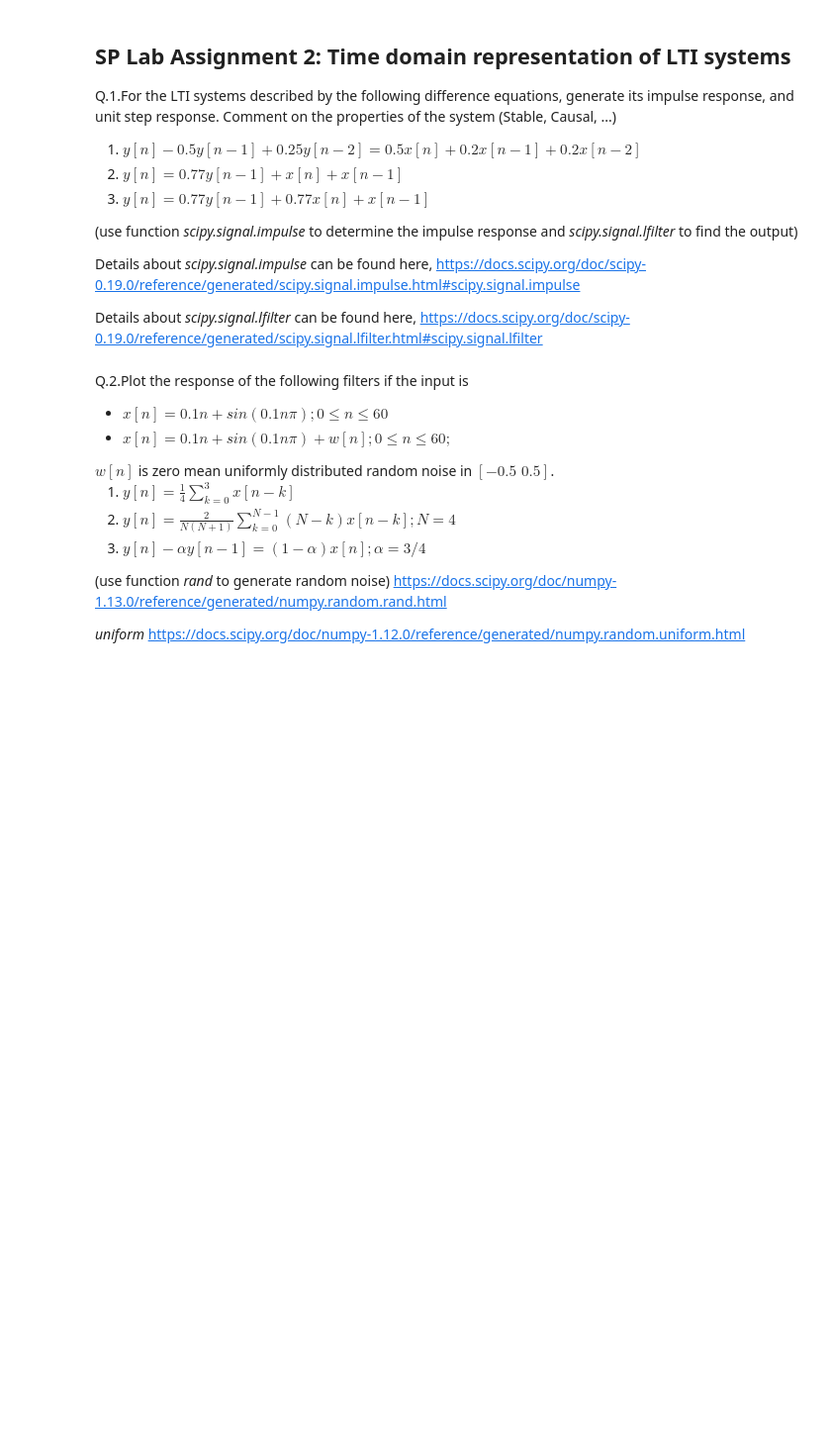
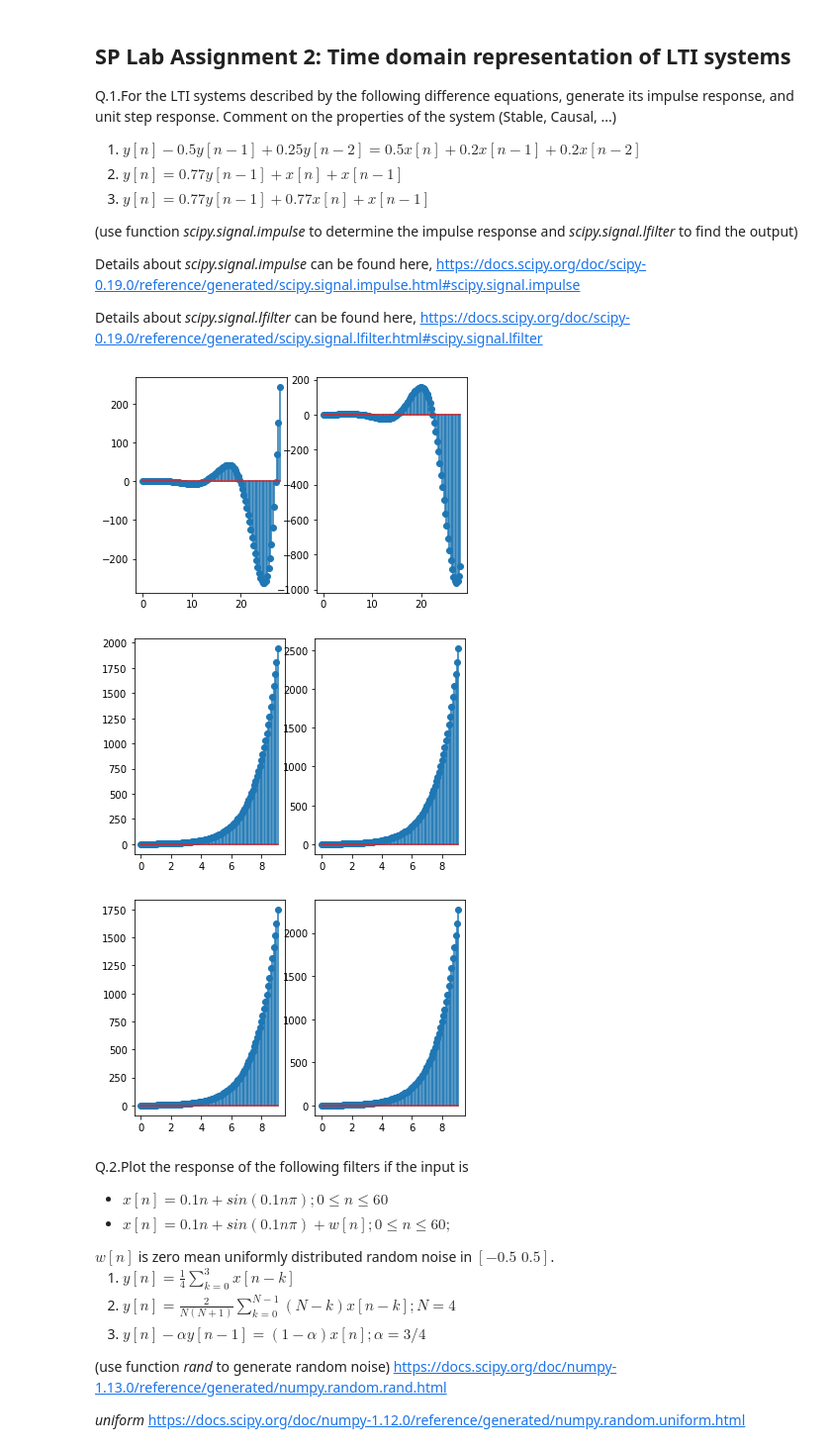
Before and after one commit to keyttu/DSP-Lab-Assignments, a Jupyter notebook: Assignment_2.ipynb, the cells around one changed output. Shown at 99% size. Saved outputs shown, nothing was run; the diff lists cells and outputs as text; code cells hidden in the pictures; blank space fills up the shorter version.

```diff
--- a/Assignment_2.ipynb
+++ b/Assignment_2.ipynb
@@ -29,3 +18,39 @@ plt.show()
+# %%
+#Write Code
+import numpy as np
+import matplotlib.pyplot as plt
+import scipy.signal as sig
+
+system = ([0.5, 0.2, 0.2], [1, -0.5, 0.25])
+t, y = sig.impulse(system)
+t1,y1 = sig.step(system)
+plt.subplot(1,2,1)
+plt.stem(t,y)
+plt.subplot(1,2,2)
+plt.stem(t1, y1)
+plt.show()
+
+system = ([1, 1], [1, -0.77])
+t, y = sig.impulse(system)
+t1,y1 = sig.step(system)
+plt.subplot(1,2,1)
+plt.stem(t,y)
+plt.subplot(1,2,2)
+plt.stem(t1, y1)
+plt.show()
+
+system = ([0.77, 1], [1, -0.77])
+t, y = sig.impulse(system)
+t1,y1 = sig.step(system)
+plt.subplot(1,2,1)
+plt.stem(t,y)
+plt.subplot(1,2,2)
+plt.stem(t1, y1)
+plt.show()
+# %% [output]
+[figure, added]
+[figure, added]
+[figure, added]
 # %% [markdown]
 Q.2.Plot the response of the following filters if the input is
 <ul>
```
Also changed, not shown: parts of 14 cells of this notebook.
